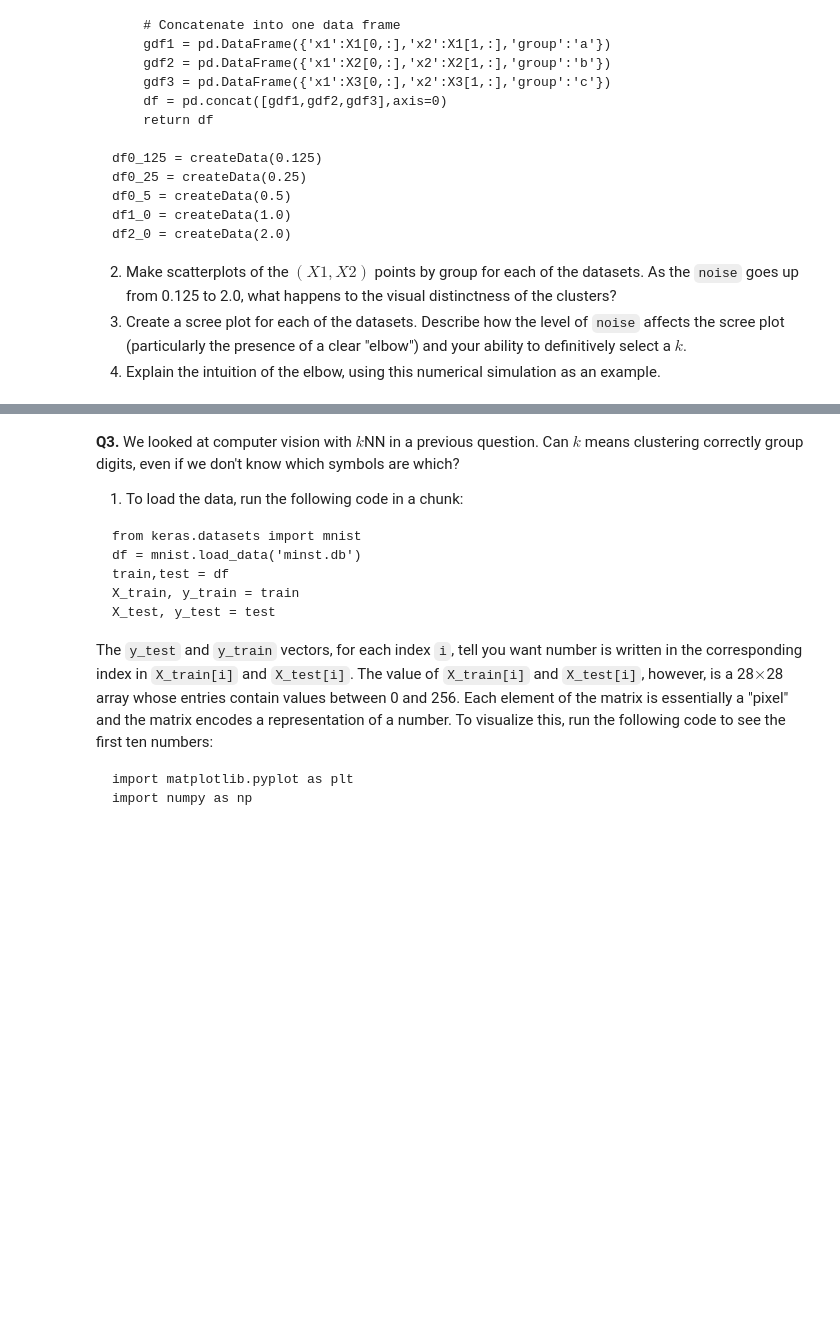
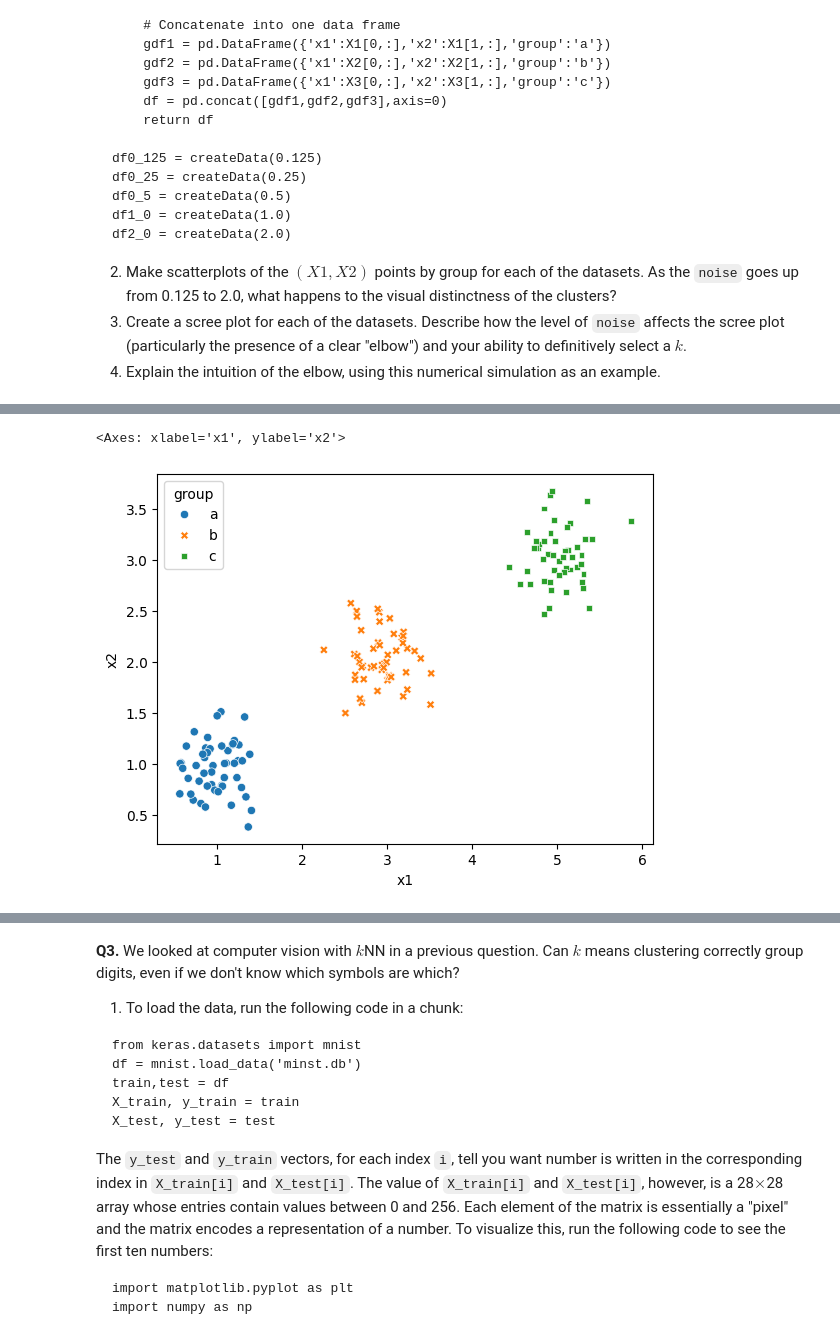
Before and after one commit to chrisjwkim/kmc, a Jupyter notebook: assignment_kmc.ipynb, the cells around one changed output, grey strips where cells are left out. Drawn from its saved outputs; the diff is of its cells as text; code cells hidden in the pictures; blank space fills up the shorter version.

```diff
--- a/assignment_kmc.ipynb
+++ b/assignment_kmc.ipynb
@@ -137,0 +193,5 @@ df2_0 = createData(2.0)
+# %%
+sns.scatterplot(df0_25, x="x1", y="x2",hue="group",style="group")
+# %% [output]
+<Axes: xlabel='x1', ylabel='x2'>
+[figure, added]
```
Also changed, not shown: parts of 16 cells of this notebook.
